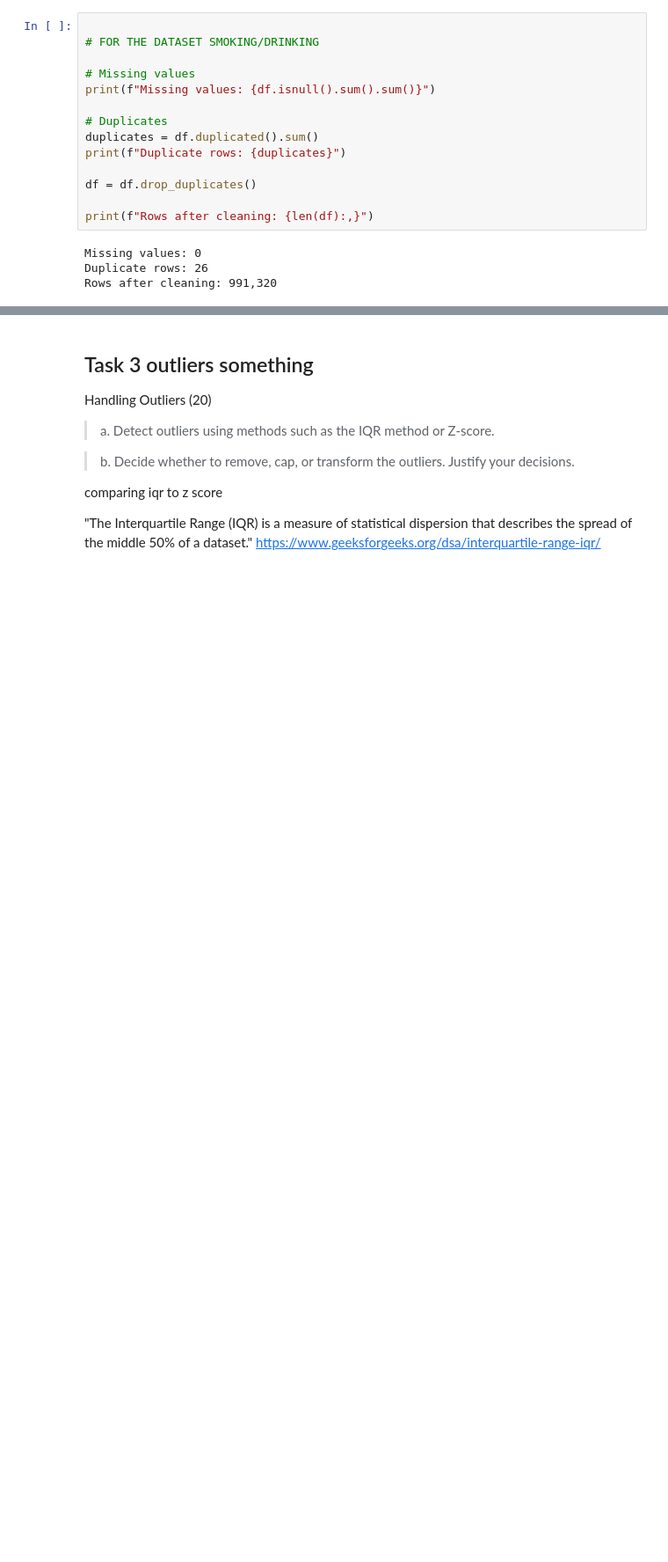
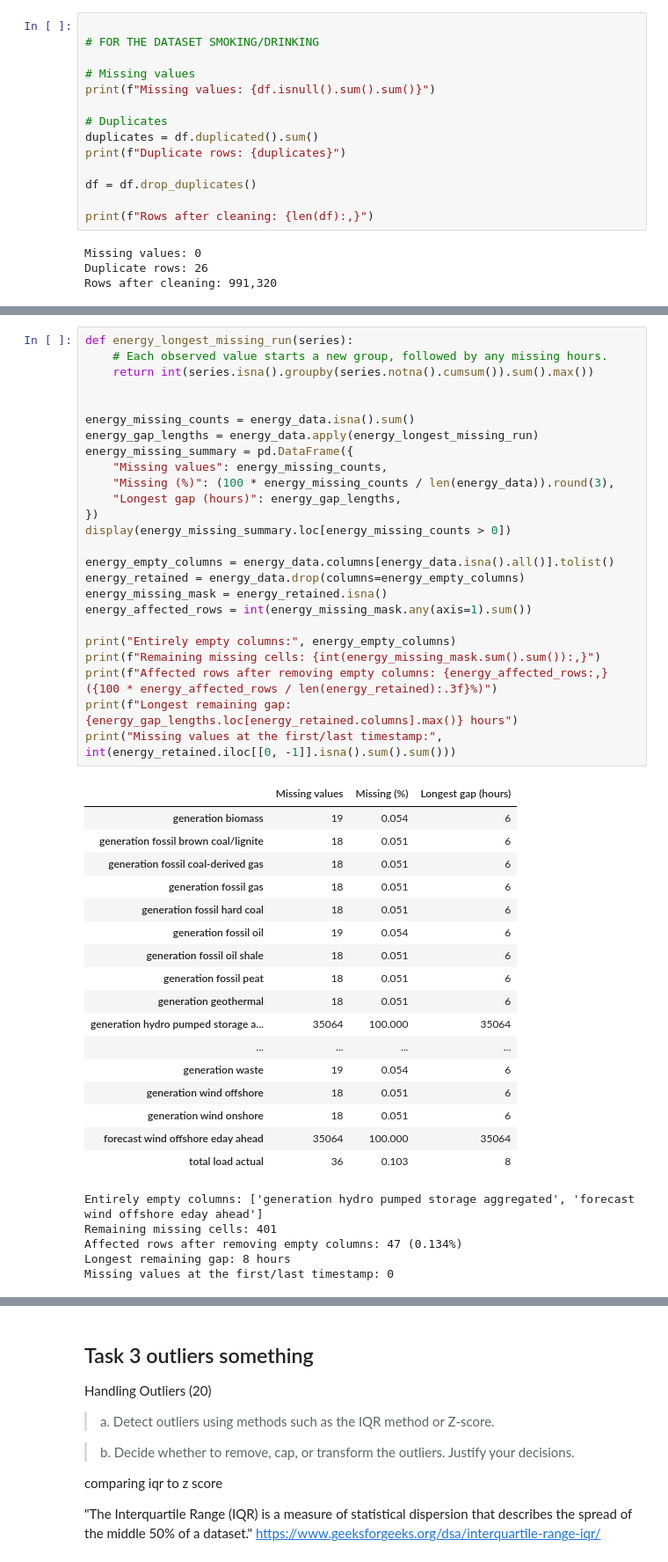
Before and after one commit to mohandtest/assignment-1-IT3212, a Jupyter notebook: src/data-driven.ipynb, the cells around one changed output, grey strips where cells are left out. Shown at 88% size. Saved outputs shown, nothing was run; the diff lists cells and outputs as text; blank space fills up the shorter version.

Commit message:
Complete Task 2 missing-value handling

```diff
--- a/src/data-driven.ipynb
+++ b/src/data-driven.ipynb
@@ -250,0 +280,48 @@ Rows after cleaning: 991,320
+# %%
+def energy_longest_missing_run(series):
+    # Each observed value starts a new group, followed by any missing hours.
+    return int(series.isna().groupby(series.notna().cumsum()).sum().max())
+
+
+energy_missing_counts = energy_data.isna().sum()
+energy_gap_lengths = energy_data.apply(energy_longest_missing_run)
+energy_missing_summary = pd.DataFrame({
+    "Missing values": energy_missing_counts,
+    "Missing (%)": (100 * energy_missing_counts / len(energy_data)).round(3),
+    "Longest gap (hours)": energy_gap_lengths,
+})
+display(energy_missing_summary.loc[energy_missing_counts > 0])
+
+energy_empty_columns = energy_data.columns[energy_data.isna().all()].tolist()
+energy_retained = energy_data.drop(columns=energy_empty_columns)
+energy_missing_mask = energy_retained.isna()
+energy_affected_rows = int(energy_missing_mask.any(axis=1).sum())
+
+print("Entirely empty columns:", energy_empty_columns)
+print(f"Remaining missing cells: {int(energy_missing_mask.sum().sum()):,}")
+print(f"Affected rows after removing empty columns: {energy_affected_rows:,} ({100 * energy_affected_rows / len(energy_retained):.3f}%)")
+print(f"Longest remaining gap: {energy_gap_lengths.loc[energy_retained.columns].max()} hours")
+print("Missing values at the first/last timestamp:", int(energy_retained.iloc[[0, -1]].isna().sum().sum()))
+# %% [output]
+|  | Missing values | Missing (%) | Longest gap (hours) |
+| generation biomass | 19 | 0.054 | 6 |
+| generation fossil brown coal/lignite | 18 | 0.051 | 6 |
+| generation fossil coal-derived gas | 18 | 0.051 | 6 |
+| generation fossil gas | 18 | 0.051 | 6 |
+| generation fossil hard coal | 18 | 0.051 | 6 |
+| generation fossil oil | 19 | 0.054 | 6 |
+| generation fossil oil shale | 18 | 0.051 | 6 |
+| generation fossil peat | 18 | 0.051 | 6 |
+| generation geothermal | 18 | 0.051 | 6 |
+| generation hydro pumped storage a... | 35064 | 100.000 | 35064 |
+| ... | ... | ... | ... |
+| generation waste | 19 | 0.054 | 6 |
+| generation wind offshore | 18 | 0.051 | 6 |
+| generation wind onshore | 18 | 0.051 | 6 |
+| forecast wind offshore eday ahead | 35064 | 100.000 | 35064 |
+| total load actual | 36 | 0.103 | 8 |
+Entirely empty columns: ['generation hydro pumped storage aggregated', 'forecast wind offshore eday ahead']
+Remaining missing cells: 401
+Affected rows after removing empty columns: 47 (0.134%)
+Longest remaining gap: 8 hours
+Missing values at the first/last timestamp: 0
```
Also changed, not shown: parts of 7 cells of this notebook, 1 other file.
